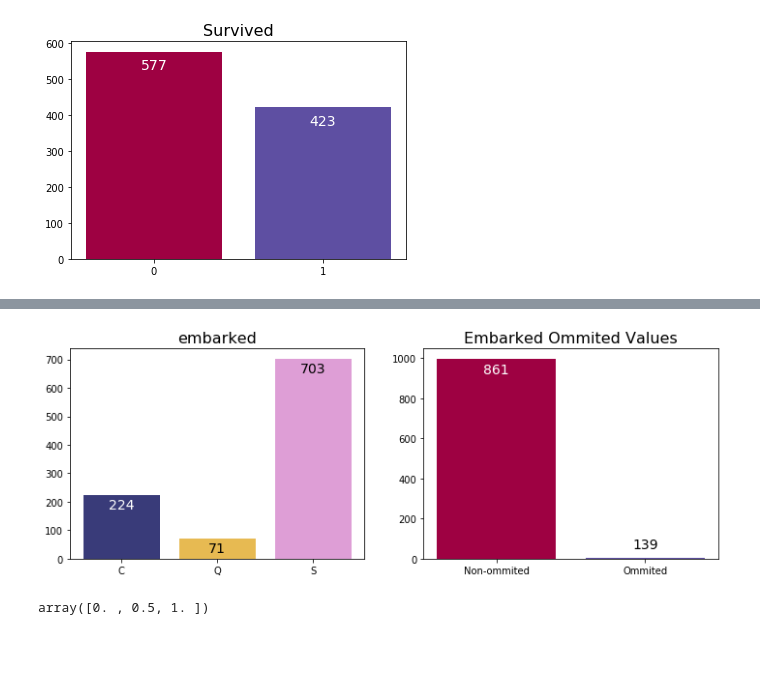
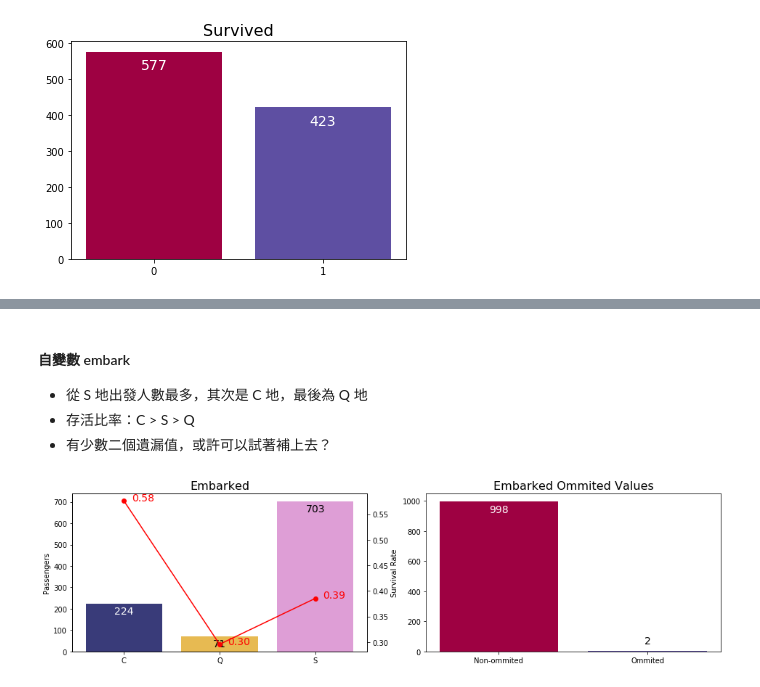
Before and after one commit to kevin21326/STASD, a Jupyter notebook: week_07/week_7_inclass_practice.ipynb, the cells around one changed output, grey strips where cells are left out. Cells and saved outputs as stored; diff of their text form; code cells hidden in the pictures; blank space fills up the shorter version.

```diff
--- a/week_07/week_7_inclass_practice.ipynb
+++ b/week_07/week_7_inclass_practice.ipynb
@@ -182,30 +346,45 @@ plt.show()
+# %% [markdown]
+#### 自變數 embark
+- 從 S 地出發人數最多，其次是 C 地，最後為 Q 地
+- 存活比率：C > S > Q
+- 有少數二個遺漏值，或許可以試著補上去？
 # %%
 embarked_count = data.groupby('embarked')['survived'].count()
-fig, ax = plt.subplots(1, 2, figsize=(12, 4))
+fig, ax = plt.subplots(1, 2, figsize=(16, 4))
 
 ax[0].bar(x =[str(i) for i in embarked_count.index],
         height = embarked_count.values,
         color = get_colors('tab20b', 3))
 tcolor = ['white', 'black', 'black']
 for i, val, c in zip(embarked_count.index, embarked_count.values, tcolor):
     ax[0].annotate(str(val),
                  xy = (i, val-50),
                  horizontalalignment = 'center',
                  fontsize = 14,
                  color = c)
-ax[0].set_title("embarked", fontsize=16)
+ax[0].set_ylabel("Passengers")
+ax[0].set_title("Embarked", fontsize=16)
+
+ax2 = ax[0].twinx()
+embarked_survived_count = data.groupby(['embarked', 'survived']).size()[[1, 3, 5]]
+embarked_survived_rate = [i/j for i, j in zip(embarked_survived_count, embarked_count)]
+ax2.plot(embarked_survived_rate, color='red', marker='o')
+ax2.set_ylabel("Survival Rate")
+for i in range(3):
+    ax2.annotate("%.2f"%(embarked_survived_rate[i]),
+                xy = (i+0.2, embarked_survived_rate[i]),
+                color = 'red',
+                horizontalalignment = 'center',
+                fontsize = 14)
+
 
 embarked_Na_notNA = [len(data[data['embarked'].notna()]), len(data[data['embarked'].isna()])]
 ax[1].bar(x=['Non-ommited', 'Ommited'],
           height=embarked_Na_notNA,
           color=get_colors('Spectral', 2))
-ax[1].annotate(str(len(age[age>0])), xy=(0, embarked_Na_notNA[0]-75), horizontalalignment='center', fontsize=14, color='white')
-ax[1].annotate(str(1000-len(age[age>0])), xy=(1, embarked_Na_notNA[1]+50), horizontalalignment='center', fontsize=14)
+ax[1].annotate(str(embarked_Na_notNA[0]), xy=(0, embarked_Na_notNA[0]-75), horizontalalignment='center', fontsize=14, color='white')
+ax[1].annotate(str(embarked_Na_notNA[1]), xy=(1, embarked_Na_notNA[1]+50), horizontalalignment='center', fontsize=14)
 ax[1].set_title("Embarked Ommited Values", fontsize=16)
 plt.show()
 # %% [output]
-[figure, old version]
+[figure, new version]
-# %%
-np.linspace(0, 1, 3)
-# %% [output]
-array([0. , 0.5, 1. ])
```
Also changed, not shown: parts of 24 cells of this notebook.
